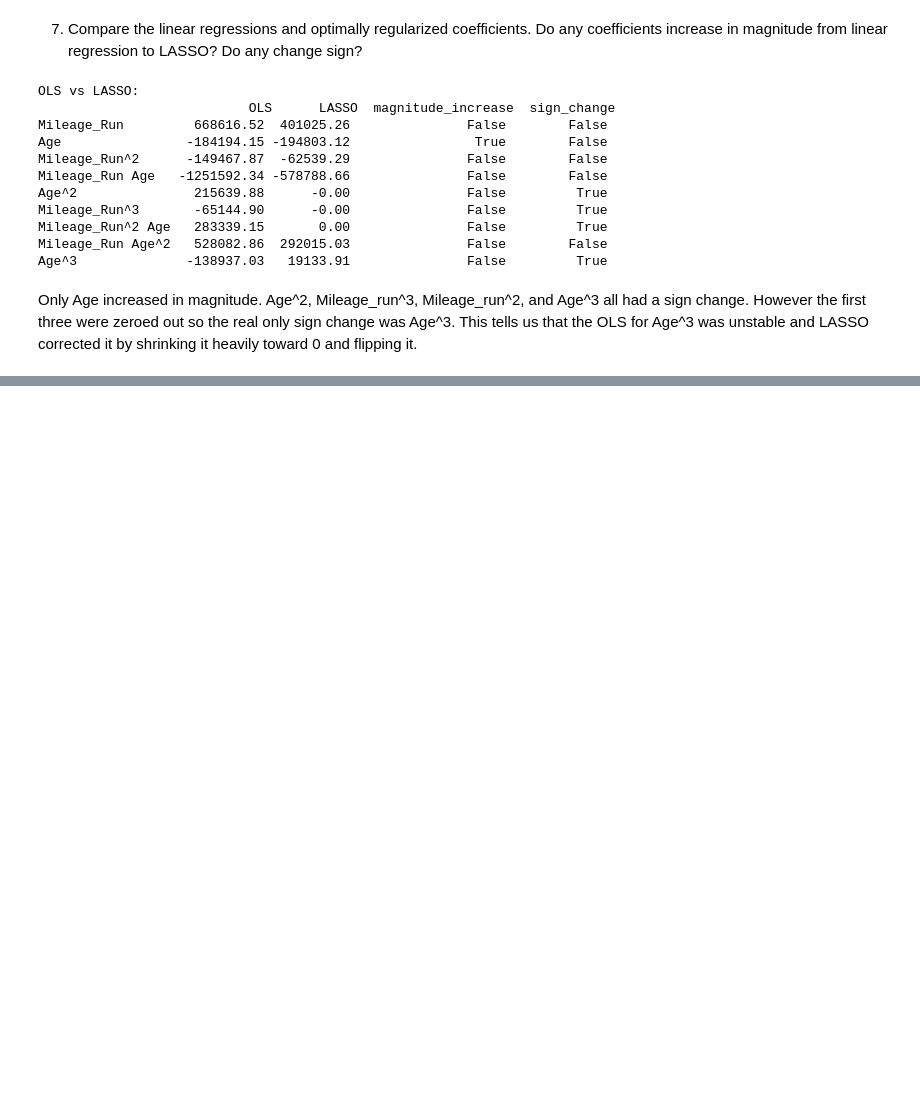
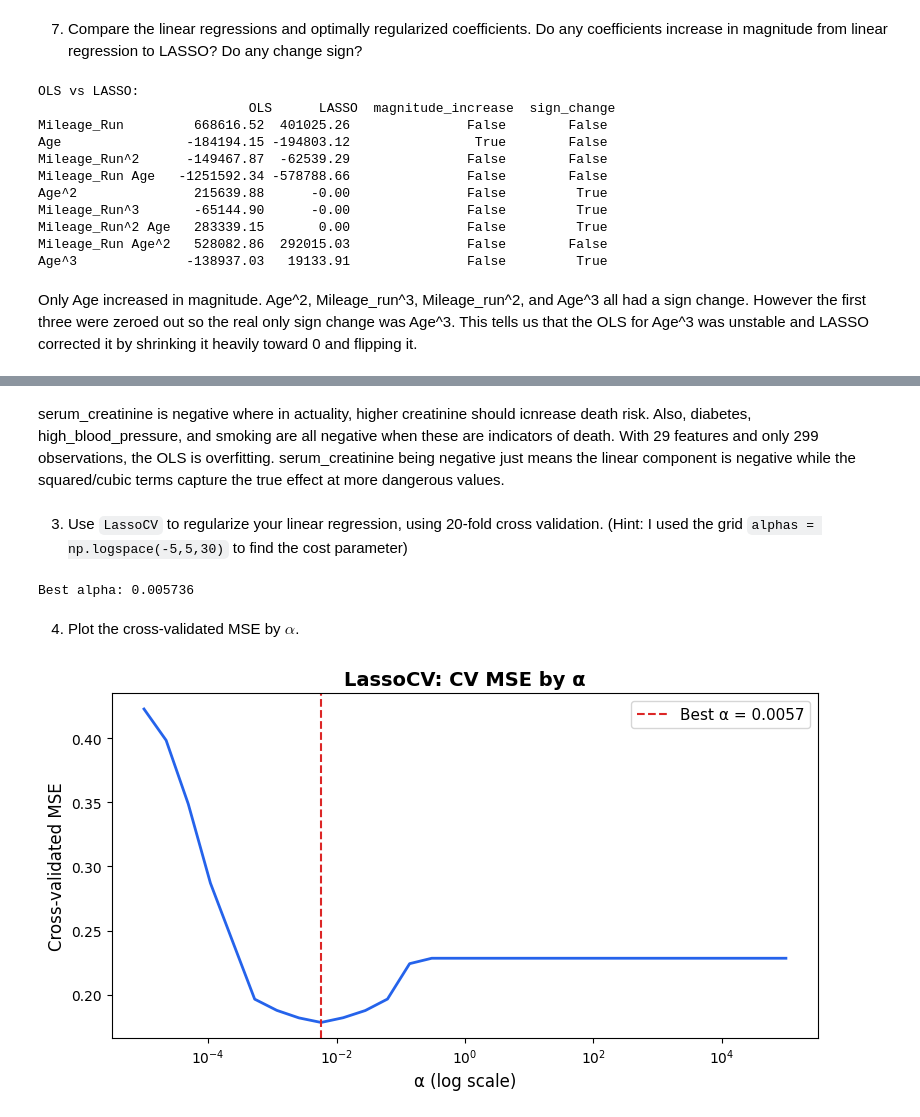
Before and after one commit to natekim416/Wrangling-and-EDA, a Jupyter notebook: 04_assignment_regularization.ipynb, the cells around one changed output, grey strips where cells are left out. Saved outputs shown, nothing was run; the diff lists cells and outputs as text; code cells hidden in the pictures; blank space fills up the shorter version.

```diff
--- a/04_assignment_regularization.ipynb
+++ b/04_assignment_regularization.ipynb
@@ -183,0 +179,22 @@ Only Age increased in magnitude. Age^2, Mileage_run^3, Mileage_run^2, and Age^3
+# %%
+df = pd.read_csv("data/heart_failure_clinical_records_dataset.csv")
+y  = df["DEATH_EVENT"].values
+
+cont_cols = ["age", "ejection_fraction", "serum_creatinine"]
+X_cont    = df[cont_cols].values
+poly_cont = PolynomialFeatures(degree=3, include_bias=False)
+X_cont_poly = poly_cont.fit_transform(X_cont)
+cont_names  = poly_cont.get_feature_names_out(cont_cols)
+
+cat_cols  = ["anaemia", "diabetes", "high_blood_pressure", "smoking"]
+X_cat     = df[cat_cols].values
+poly_cat  = PolynomialFeatures(interaction_only=True, include_bias=False)
+X_cat_poly = poly_cat.fit_transform(X_cat)
+cat_names  = poly_cat.get_feature_names_out(cat_cols)
+
+X_all      = np.hstack([X_cont_poly, X_cat_poly])
+feat_names = list(cont_names) + list(cat_names)
+scaler     = StandardScaler()
+X_scaled   = scaler.fit_transform(X_all)
+
+print(f"Feature matrix shape: {X_scaled.shape}")
@@ -183,0 +227,29 @@ Only Age increased in magnitude. Age^2, Mileage_run^3, Mileage_run^2, and Age^3
+# %% [markdown]
+serum_creatinine is negative where in actuality, higher creatinine should icnrease death risk. Also, diabetes, high_blood_pressure, and smoking are all negative when these are indicators of death. With 29 features and only 299 observations, the OLS is overfitting. serum_creatinine being negative just means the linear component is negative while the squared/cubic terms capture the true effect at more dangerous values.
+# %% [markdown]
+3. Use `LassoCV` to regularize your linear regression, using 20-fold cross validation. (Hint: I used the grid `alphas = np.logspace(-5,5,30)` to find the cost parameter)
+# %%
+alphas = np.logspace(-5, 5, 30)
+lasso_cv = LassoCV(alphas=alphas, cv=20, max_iter=100000).fit(X_scaled, y)
+print(f"\nBest alpha: {lasso_cv.alpha_:.6f}")
+# %% [output]
+Best alpha: 0.005736
+# %% [markdown]
+4. Plot the cross-validated MSE by $\alpha$.
+# %%
+mse_path = np.mean(lasso_cv.mse_path_, axis=1)
+
+fig, ax = plt.subplots(figsize=(8, 4.5))
+ax.plot(lasso_cv.alphas_, mse_path, color="#2563eb", linewidth=2)
+ax.axvline(lasso_cv.alpha_, color="#dc2626", linestyle="--", linewidth=1.5,
+           label=f"Best α = {lasso_cv.alpha_:.4f}")
+ax.set_xscale("log")
+ax.set_xlabel("α (log scale)", fontsize=12)
+ax.set_ylabel("Cross-validated MSE", fontsize=12)
+ax.set_title("LassoCV: CV MSE by α", fontsize=14, fontweight="bold")
+ax.legend(fontsize=11)
+plt.tight_layout()
+plt.savefig("hf_cv_mse.png", dpi=150)
+plt.show()
+# %% [output]
+[figure, added]
```
Also changed, not shown: parts of 13 cells of this notebook.
